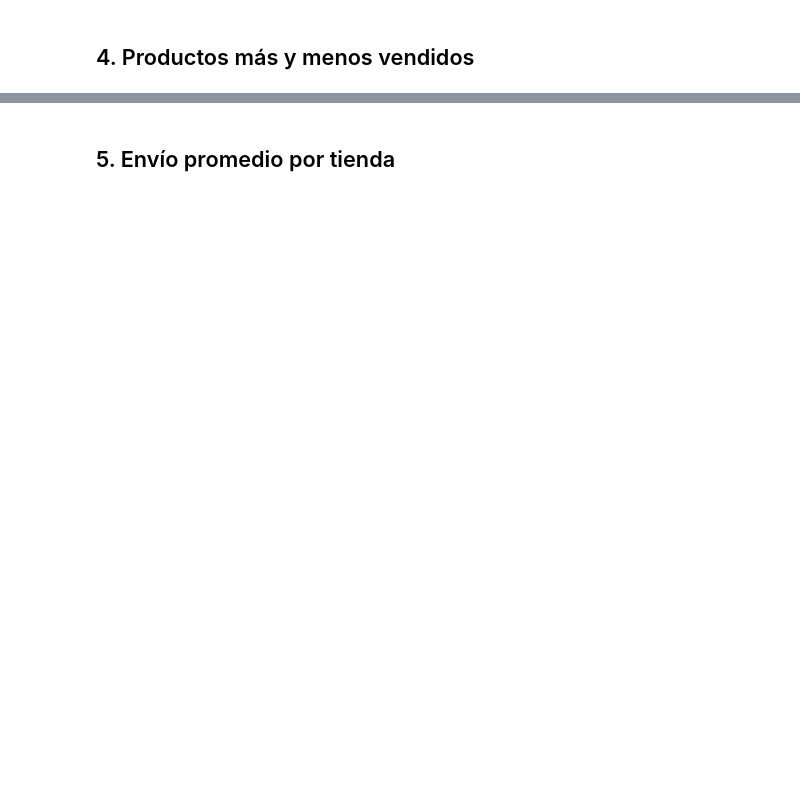
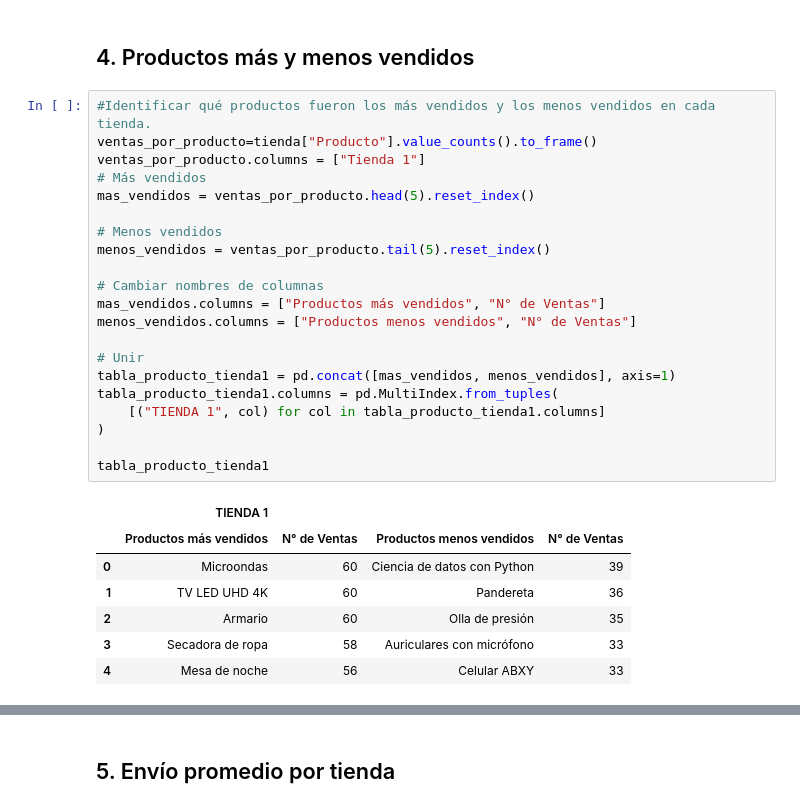
Before and after one commit to Omar05129/Alura-Store-Challengue, a Jupyter notebook: AluraStoreLatam.ipynb, the cells around one changed output, grey strips where cells are left out. Drawn from its saved outputs; the diff is of its cells as text; blank space fills up the shorter version.

Commit message:
Agrega ventas por producto de cada tienda

```diff
--- a/AluraStoreLatam.ipynb
+++ b/AluraStoreLatam.ipynb
@@ -348,2 +361,31 @@ no changes added to commit (use "git add" and/or "git commit -a")
 # %% [markdown]
 ## 4. Productos más y menos vendidos
+# %%
+#Identificar qué productos fueron los más vendidos y los menos vendidos en cada tienda.
+ventas_por_producto=tienda["Producto"].value_counts().to_frame()
+ventas_por_producto.columns = ["Tienda 1"]
+# Más vendidos
+mas_vendidos = ventas_por_producto.head(5).reset_index()
+
+# Menos vendidos
+menos_vendidos = ventas_por_producto.tail(5).reset_index()
+
+# Cambiar nombres de columnas
+mas_vendidos.columns = ["Productos más vendidos", "N° de Ventas"]
+menos_vendidos.columns = ["Productos menos vendidos", "N° de Ventas"]
+
+# Unir
+tabla_producto_tienda1 = pd.concat([mas_vendidos, menos_vendidos], axis=1)
+tabla_producto_tienda1.columns = pd.MultiIndex.from_tuples(
+    [("TIENDA 1", col) for col in tabla_producto_tienda1.columns]
+)
+
+tabla_producto_tienda1
+# %% [output]
+|  | TIENDA 1 |  |  |  |
+|  | Productos más vendidos | N° de Ventas | Productos menos vendidos | N° de Ventas |
+| 0 | Microondas | 60 | Ciencia de datos con Python | 39 |
+| 1 | TV LED UHD 4K | 60 | Pandereta | 36 |
+| 2 | Armario | 60 | Olla de presión | 35 |
+| 3 | Secadora de ropa | 58 | Auriculares con micrófono | 33 |
+| 4 | Mesa de noche | 56 | Celular ABXY | 33 |
```
Also changed, not shown: parts of 12 cells of this notebook.
